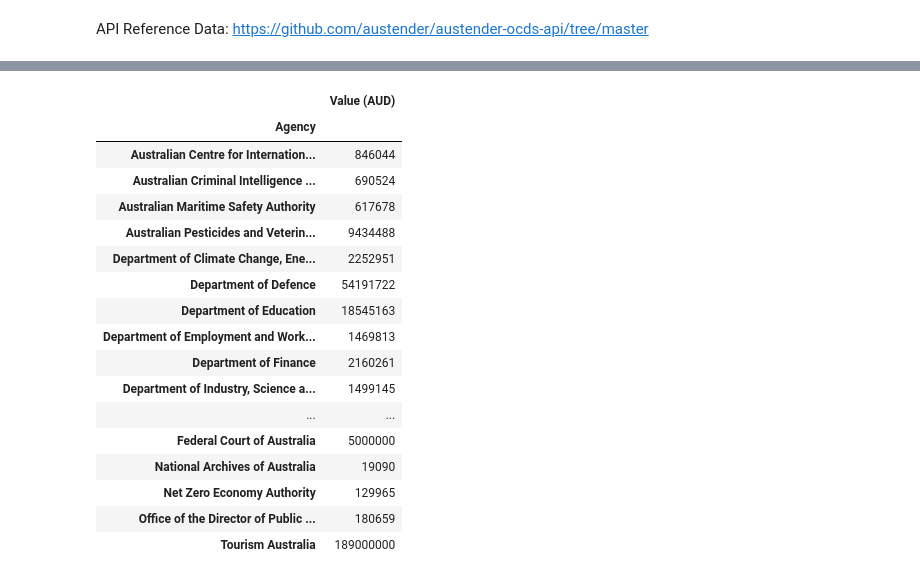
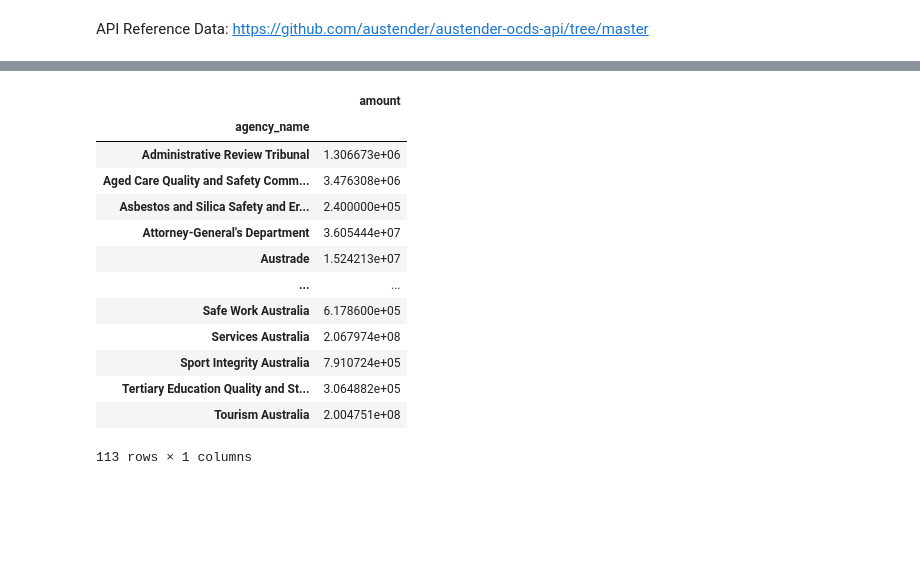
Before and after one commit to ShaunVN/Project_AusTender, a Jupyter notebook: src/source_code.ipynb, the cells around one changed output, grey strips where cells are left out. Saved outputs shown, nothing was run; the diff lists cells and outputs as text; code cells hidden in the pictures; blank space fills up the shorter version.

```diff
--- a/src/source_code.ipynb
+++ b/src/source_code.ipynb
@@ -14,7 +14,7 @@ import requests
 import json
 
 start_date = '2026-06-01T00:00:00Z'
-end_date = '2026-07-01T23:48:48Z'
+end_date = '2026-06-02T23:59:59Z'
 
 url = f'https://api.tenders.gov.au/ocds/findByDates/contractPublished/{start_date}/{end_date}'
 
@@ -33,5 +33,13 @@ def read_austender_data(start,end):
     response = requests.get(url)
     data = response.json()
     return data
+# %%
+def read_more_austender_data(url):
+    import requests
+    import json
+
+    response = requests.get(url)
+    data = response.json()
+    return data
 # %%
 begin_period = '2026-06-01T00:00:00Z'
@@ -60,7 +57,21 @@ read_austender_data(begin_period,end_period)
 # %%
-pages = data['links']
+#If there are only 1 link then 'links' don't appear in the json
 
-if pages.get('next'):
-    next_page = pages.get('next')
+pages = []
 
-print(next_page)
+begin_period = '2026-06-01T00:00:00Z'
+end_period = '2026-07-02T23:59:59Z'
+
+
+current = read_austender_data(begin_period,end_period)
+
+while True:
+    pages.append(current)
+
+    links = current.get('links',{})
+    next_url = links.get('next')
+
+    if not next_url:
+        break
+
+    current = read_more_austender_data(next_url)
@@ -232,23 +247,19 @@ df
 # %%
-agency_df = df.groupby('Agency').agg({'Value (AUD)':'sum'})
+agency_df = df.groupby('agency_name').agg({'amount':'sum'})
 agency_df
 # %% [output]
-|  | Value (AUD) |
-| Agency |  |
-| Australian Centre for Internation... | 846044 |
-| Australian Criminal Intelligence ... | 690524 |
-| Australian Maritime Safety Authority | 617678 |
-| Australian Pesticides and Veterin... | 9434488 |
-| Department of Climate Change, Ene... | 2252951 |
-| Department of Defence | 54191722 |
-| Department of Education | 18545163 |
-| Department of Employment and Work... | 1469813 |
-| Department of Finance | 2160261 |
-| Department of Industry, Science a... | 1499145 |
+|  | amount |
+| agency_name |  |
+| Administrative Review Tribunal | 1.306673e+06 |
+| Aged Care Quality and Safety Comm... | 3.476308e+06 |
+| Asbestos and Silica Safety and Er... | 2.400000e+05 |
+| Attorney-General's Department | 3.605444e+07 |
+| Austrade | 1.524213e+07 |
 | ... | ... |
-| Federal Court of Australia | 5000000 |
-| National Archives of Australia | 19090 |
-| Net Zero Economy Authority | 129965 |
-| Office of the Director of Public ... | 180659 |
-| Tourism Australia | 189000000 |
+| Safe Work Australia | 6.178600e+05 |
+| Services Australia | 2.067974e+08 |
+| Sport Integrity Australia | 7.910724e+05 |
+| Tertiary Education Quality and St... | 3.064882e+05 |
+| Tourism Australia | 2.004751e+08 |
+113 rows × 1 columns
 # %%
```
Also changed, not shown: parts of 10 cells of this notebook.
